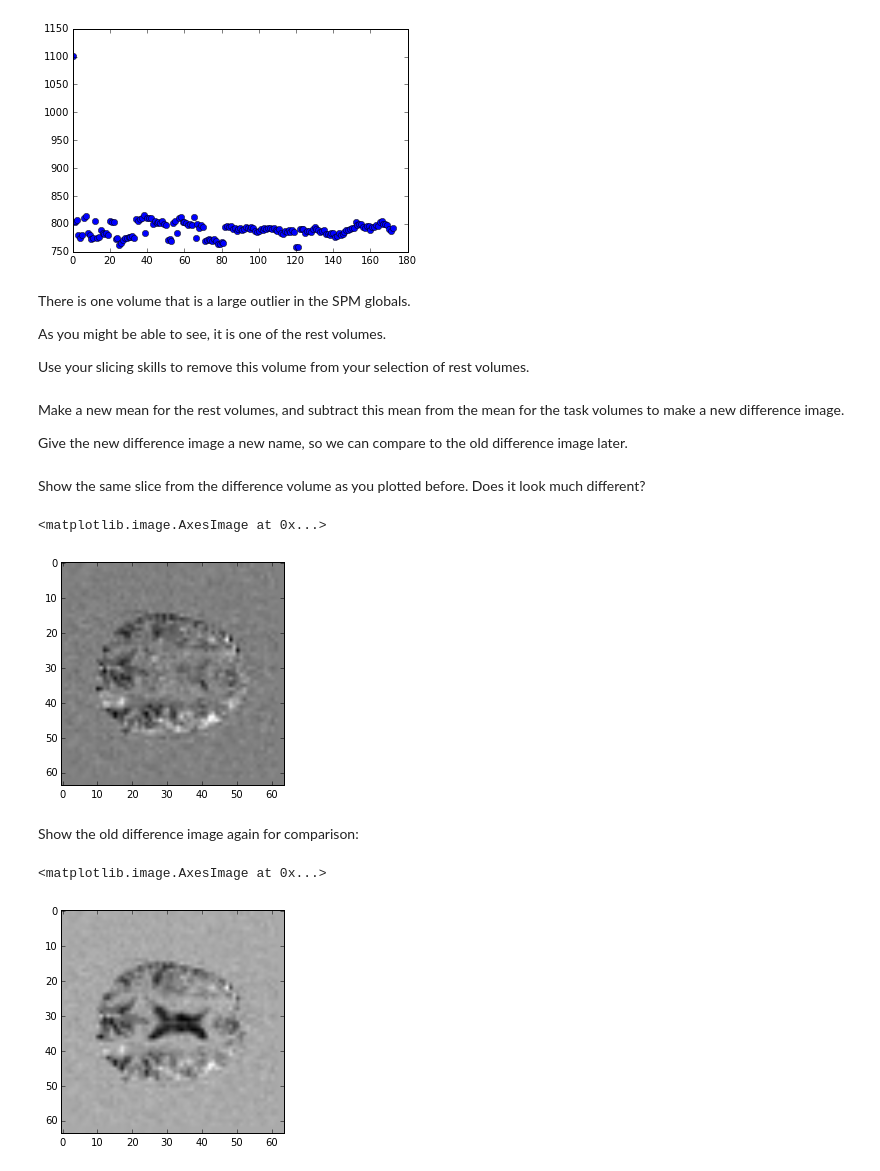
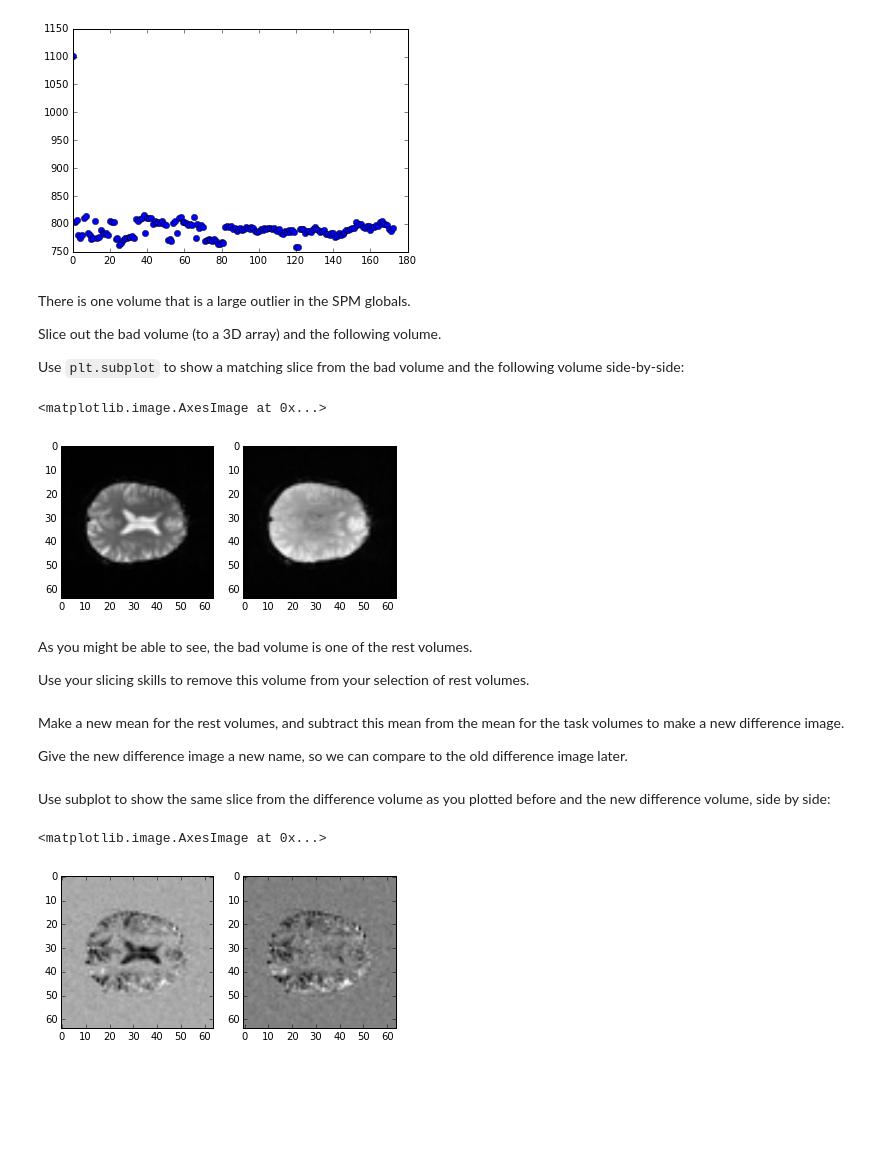
Before and after one commit to practical-neuroimaging/pna2015, a Jupyter notebook: day4/first_statistics_solutions.ipynb, the cells around one changed output. Cells and saved outputs as stored; diff of their text form; code cells hidden in the pictures; blank space fills up the shorter version.

```diff
--- a/day4/first_statistics_solutions.ipynb
+++ b/day4/first_statistics_solutions.ipynb
@@ -183,10 +183,26 @@ plt.plot(spm_globals, 'o')
 # %% [output]
 [<matplotlib.lines.Line2D at 0x...>]
 [figure]
+# %% [markdown]
+There is one volume that is a large outlier in the SPM globals.
+
+Slice out the bad volume (to a 3D array) and the following volume.
+
+Use `plt.subplot` to show a matching slice from the bad volume and the following volume side-by-side:
+# %%
+# Select bad volume and following volume
+# Use subplot to show slice from good and next
+bad_vol = data[..., 0]
+next_vol = data[..., 1]
+plt.subplot(1, 2, 1)
+plt.imshow(bad_vol[:, :, 14], cmap='gray')
+plt.subplot(1, 2, 2)
+plt.imshow(next_vol[:, :, 14], cmap='gray')
+# %% [output]
+<matplotlib.image.AxesImage at 0x...>
+[figure, added]
 # %% [markdown]
-There is one volume that is a large outlier in the SPM globals.
-
-As you might be able to see, it is one of the rest volumes.
+As you might be able to see, the bad volume is one of the rest volumes.
 
 Use your slicing skills to remove this volume from your selection of rest volumes.
 # %%
@@ -201,17 +217,13 @@ Give the new difference image a new name, so we can compare to the old differenc
 off_mean_fixed = off_volumes_fixed.mean(axis=-1)
 difference_fixed = on_mean - off_mean_fixed
 # %% [markdown]
-Show the same slice from the difference volume as you plotted before.  Does it look much different?
+Use subplot to show the same slice from the difference volume as you plotted before and the new difference volume, side by side:
 # %%
-# Show slice from new difference volume
+# Use subplot to show same slice from old and new difference volume
+plt.subplot(1, 2, 1)
+plt.imshow(difference[:, :, 14], cmap='gray')
+plt.subplot(1, 2, 2)
 plt.imshow(difference_fixed[:, :, 14], cmap='gray')
 # %% [output]
 <matplotlib.image.AxesImage at 0x...>
-[figure, old version]
+[figure, new version]
-# %% [markdown]
-Show the old difference image again for comparison:
-# %%
-plt.imshow(difference[:, :, 14], cmap='gray')
-# %% [output]
-<matplotlib.image.AxesImage at 0x...>
-[figure, removed]
```
